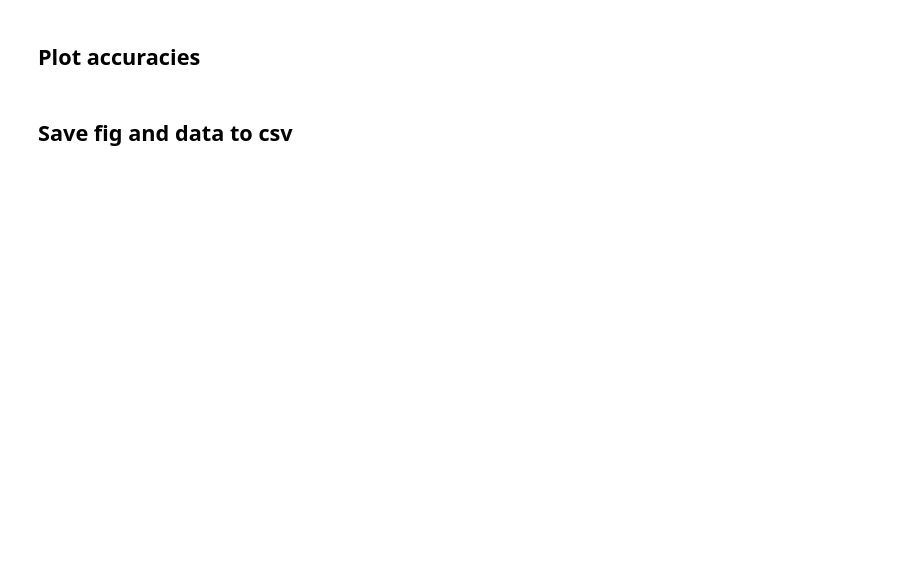
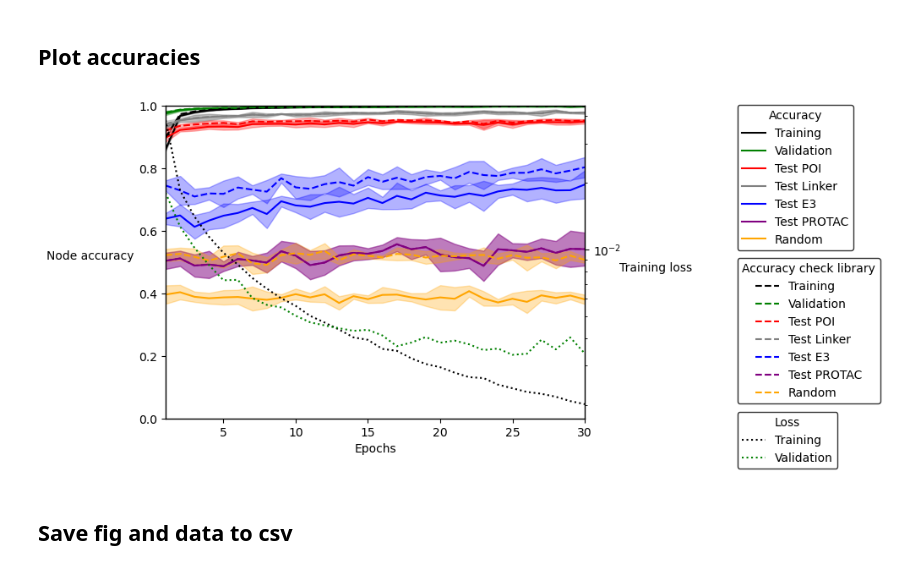
Before and after one commit to ribesstefano/PROTAC-Splitter, a Jupyter notebook: notebooks/GNN/gnn_full_pipeline_v1.2.ipynb, the cells around one changed output. Saved outputs shown, nothing was run; the diff lists cells and outputs as text; code cells hidden in the pictures; blank space fills up the shorter version.

```diff
--- a/notebooks/GNN/gnn_full_pipeline_v1.2.ipynb
+++ b/notebooks/GNN/gnn_full_pipeline_v1.2.ipynb
@@ -3420,14 +3740,15 @@ test_e3_acc_check_library = output['test_accuracies_check_library'][3]
 rand_labels_acc_check_library = output['rand_prediction_accuracy_check_library']
 accuracies_check_library = [train_acc_check_library, val_acc_check_library, test_protac_acc_check_library, test_poi_acc_check_library, test_linker_acc_check_library, test_e3_acc_check_library, rand_labels_acc_check_library]
 
-train_acc_postprocessed = output['train_accuracy_postprocessed']
-val_acc_postprocessed = output['val_accuracy_postprocessed']
-test_protac_acc_postprocessed = output['test_accuracies_postprocessed'][0]
-test_poi_acc_postprocessed = output['test_accuracies_postprocessed'][1]
-test_linker_acc_postprocessed = output['test_accuracies_postprocessed'][2]
-test_e3_acc_postprocessed = output['test_accuracies_postprocessed'][3]
-rand_labels_acc_postprocessed = [0 for _ in train_acc] #not really applicable
-accuracies_postprocessed = [train_acc_postprocessed, val_acc_postprocessed, test_protac_acc_postprocessed, test_poi_acc_postprocessed, test_linker_acc_postprocessed, test_e3_acc_postprocessed, rand_labels_acc_postprocessed]
+if not get_average_output:
+    train_acc_postprocessed = output['train_accuracy_postprocessed']
+    val_acc_postprocessed = output['val_accuracy_postprocessed']
+    test_protac_acc_postprocessed = output['test_accuracies_postprocessed'][0]
+    test_poi_acc_postprocessed = output['test_accuracies_postprocessed'][1]
+    test_linker_acc_postprocessed = output['test_accuracies_postprocessed'][2]
+    test_e3_acc_postprocessed = output['test_accuracies_postprocessed'][3]
+    rand_labels_acc_postprocessed = [0 for _ in train_acc] #not really applicable
+    accuracies_postprocessed = [train_acc_postprocessed, val_acc_postprocessed, test_protac_acc_postprocessed, test_poi_acc_postprocessed, test_linker_acc_postprocessed, test_e3_acc_postprocessed, rand_labels_acc_postprocessed]
 
 
 # Calculate average accuracies over the last N epochs
@@ -3477,12 +3815,31 @@ test_linker_acc_check_library = output['test_accuracies_check_library'][2]
 test_e3_acc_check_library = output['test_accuracies_check_library'][3]
 rand_labels_acc_check_library = output['rand_prediction_accuracy_check_library']
 
-train_acc_postprocessed = output['train_accuracy_postprocessed']
-val_acc_postprocessed = output['val_accuracy_postprocessed']
-test_protac_acc_postprocessed = output['test_accuracies_postprocessed'][0]
-test_poi_acc_postprocessed = output['test_accuracies_postprocessed'][1]
-test_linker_acc_postprocessed = output['test_accuracies_postprocessed'][2]
-test_e3_acc_postprocessed = output['test_accuracies_postprocessed'][3]
+if not get_average_output:
+    train_acc_postprocessed = output['train_accuracy_postprocessed']
+    val_acc_postprocessed = output['val_accuracy_postprocessed']
+    test_protac_acc_postprocessed = output['test_accuracies_postprocessed'][0]
+    test_poi_acc_postprocessed = output['test_accuracies_postprocessed'][1]
+    test_linker_acc_postprocessed = output['test_accuracies_postprocessed'][2]
+    test_e3_acc_postprocessed = output['test_accuracies_postprocessed'][3]
+
+if get_average_output:
+    train_acc_std = np.array(std_output['train_accuracy'])
+    val_acc_std = np.array(std_output['val_accuracy'])
+    test_protac_acc_std = np.array(std_output['test_accuracies'][0])
+    test_poi_acc_std = np.array(std_output['test_accuracies'][1])
+    test_linker_acc_std = np.array(std_output['test_accuracies'][2])
+    test_e3_acc_std = np.array(std_output['test_accuracies'][3])
+    rand_labels_acc_std = np.array(std_output['rand_prediction_accuracy']) #[1/3 for _ in output['train_accuracy']] # output['rand_prediction_accuracy']
+
+    train_acc_check_library_std = np.array(std_output['train_accuracy_check_library'])
+    val_acc_check_library_std = np.array(std_output['val_accuracy_check_library'])
+    test_protac_acc_check_library_std = np.array(std_output['test_accuracies_check_library'][0])
+    test_poi_acc_check_library_std = np.array(std_output['test_accuracies_check_library'][1])
+    test_linker_acc_check_library_std = np.array(std_output['test_accuracies_check_library'][2])
+    test_e3_acc_check_library_std = np.array(std_output['test_accuracies_check_library'][3])
+    rand_labels_acc_check_library_std = np.array(std_output['rand_prediction_accuracy_check_library'])
+
 
 
 #Make a plot for all accuracies
@@ -3528,22 +3885,45 @@ accuracy_check_library_plots_list.append(ax1.plot(x, rand_labels_acc_check_libra
 
 
 postprocessed_accuracy_plots_list = []
-test_accs_postprocessed_reordered = [test_poi_acc_postprocessed, test_linker_acc_postprocessed, test_e3_acc_postprocessed, test_protac_acc_postprocessed]
+if not get_average_output:
+    test_accs_postprocessed_reordered = [test_poi_acc_postprocessed, test_linker_acc_postprocessed, test_e3_acc_postprocessed, test_protac_acc_postprocessed]
 
-plot_postprocessed=True
-if all(all(v == 0 for v in test_acc_postprocessed) for test_acc_postprocessed in test_accs_postprocessed_reordered):
-    plot_postprocessed = False
-else:
-    postprocessed_accuracy_plots_list.append(ax1.plot(x, train_acc_postprocessed, color="black", label="Training",  linestyle='dashed'))
-    postprocessed_accuracy_plots_list.append(ax1.plot(x, val_acc_postprocessed, color="green", label="Validation",  linestyle='dashed'))
-    for test_idx, test_acc_pp in enumerate(test_accs_postprocessed_reordered):
-        postprocessed_accuracy_plots_list.append(ax1.plot(x, test_acc_pp, color=test_colors[test_idx], label=f"{test_labels[test_idx]}",  linestyle='dashed'))
+    plot_postprocessed=True
+    if all(all(v == 0 for v in test_acc_postprocessed) for test_acc_postprocessed in test_accs_postprocessed_reordered):
+        plot_postprocessed = False
+    else:
+        postprocessed_accuracy_plots_list.append(ax1.plot(x, train_acc_postprocessed, color="black", label="Training",  linestyle='dashed'))
+        postprocessed_accuracy_plots_list.append(ax1.plot(x, val_acc_postprocessed, color="green", label="Validation",  linestyle='dashed'))
+        for test_idx, test_acc_pp in enumerate(test_accs_postprocessed_reordered):
+            postprocessed_accuracy_plots_list.append(ax1.plot(x, test_acc_pp, color=test_colors[test_idx], label=f"{test_labels[test_idx]}",  linestyle='dashed'))
+
+
+
+if get_average_output:
+    x_arr = np.array(x)
+
+    all_acc = [train_acc, val_acc, test_protac_acc, test_poi_acc, test_linker_acc, test_e3_acc, rand_labels_acc]
+    all_std = [train_acc_std, val_acc_std, test_protac_acc_std, test_poi_acc_std, test_linker_acc_std, test_e3_acc_std, rand_labels_acc_std]
+    all_colors = ['black','green', 'purple', 'red', 'gray', 'blue', 'orange']
+    for acc, std, color in zip(all_acc, all_std, all_colors):
+        ax1.fill_between(x_arr, acc-std, acc+std, color=color, alpha=0.3)
+
+    all_acc_check_library = [train_acc_check_library, val_acc_check_library, test_protac_acc_check_library, test_poi_acc_check_library, test_linker_acc_check_library, test_e3_acc_check_library, rand_labels_acc_check_library]
+    all_check_library_std = [train_acc_check_library_std, val_acc_check_library_std, test_protac_acc_check_library_std, test_poi_acc_check_library_std, test_linker_acc_check_library_std, test_e3_acc_check_library_std, rand_labels_acc_check_library_std]
+    all_colors = ['black','green', 'purple', 'red', 'gray', 'blue', 'orange']
+    for acc, std, color in zip(all_acc_check_library, all_check_library_std, all_colors):
+        ax1.fill_between(x_arr, acc-std, acc+std, color=color, alpha=0.3)
+
+
+
+
+
 
 ax1.tick_params(axis='y', labelcolor="black")
 ax1.set_ylim(bottom=0, top=1)
 ax1.set_xlim(left=min(x), right=max(x))
 #ax1.legend(loc='lower left')
-ax1.set_title(label=f"Node accuracy (%) & Training loss\nModel: {model_type}, descriptors: {core_descriptors + model.graph_descriptor_list}, accuracy: {model.accuracy_type}")
+#ax1.set_title(label=f"Node accuracy (%) & Training loss\nModel: {model_type}, descriptors: {core_descriptors + model.graph_descriptor_list}, accuracy: {model.accuracy_type}")
 
 ax2 = ax1.twinx()  # instantiate a second axes that shares the same x-axis
 
@@ -3560,37 +3940,42 @@ ax3 = ax1.twinx()
 ax3.set_yticks([])
 ax4_dummy = ax1.twinx()
 ax4_dummy.set_yticks([])
+
+if get_average_output:
+    plot_postprocessed = False
 
 legend_positions = [0.77, 0.28, -0.07, 0]
 available_axies = [ax1, ax2, ax3, ax4_dummy]
 legend_titles = ['Accuracy', 'Accuracy check library', 'Loss', 'Accuracy post-processed']
 plot_list = [accuracy_plots_list, accuracy_check_library_plots_list, loss_plot_list, postprocessed_accuracy_plots_list]
 if plot_postprocessed is False:
     del legend_positions[3]
     del available_axies[3]
     del legend_titles[3]
     del plot_list[3]
 
 for chosen_plot_list, legend_pos, chosen_ax, leg_title in zip(plot_list, legend_positions, available_axies, legend_titles):
     lables = []
     for idx, plot in enumerate(chosen_plot_list):
         label = plot[0].get_label()
         lables.append(label)
         if idx == 0:
             plots = plot
         else:
             plots = plots+plot
     #lables = [plot.get_label() for plot in plots]
     leg = chosen_ax.legend(plots, lables, loc='center left', bbox_to_anchor=(1.35, legend_pos), frameon=True, title=leg_title)
     leg.get_frame().set_linewidth(1.0)
     leg.get_frame().set_edgecolor('k')
     #ax1.add_artist(leg)
     #chosen_ax.legend(frameon=True)
 
 
 
 #fig.tight_layout()  # otherwise the right y-label is slightly clipped
 fig.show()
+# %% [output]
+[figure, added]
 # %% [markdown]
 ## Save fig and data to csv
 # %%
```
Also changed, not shown: parts of 18 cells of this notebook, 1 other file.
